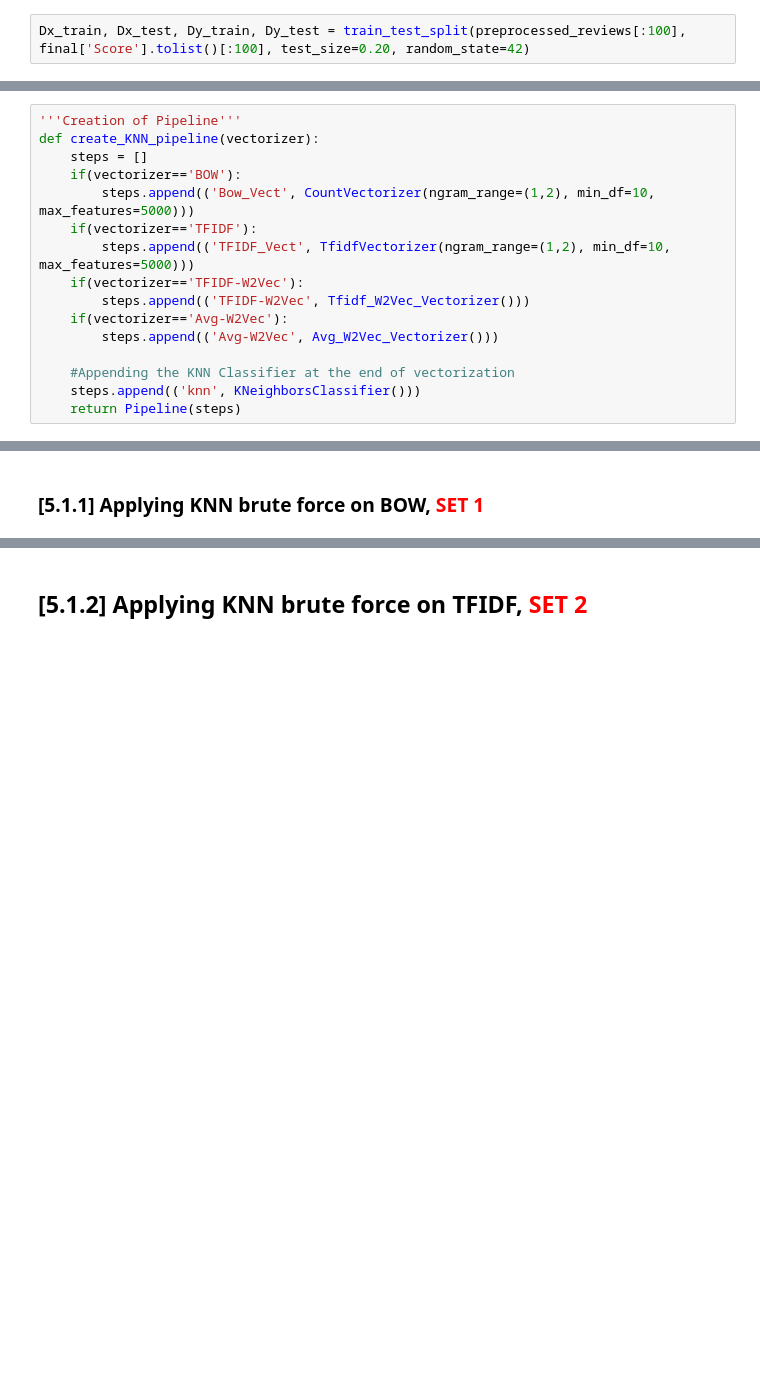
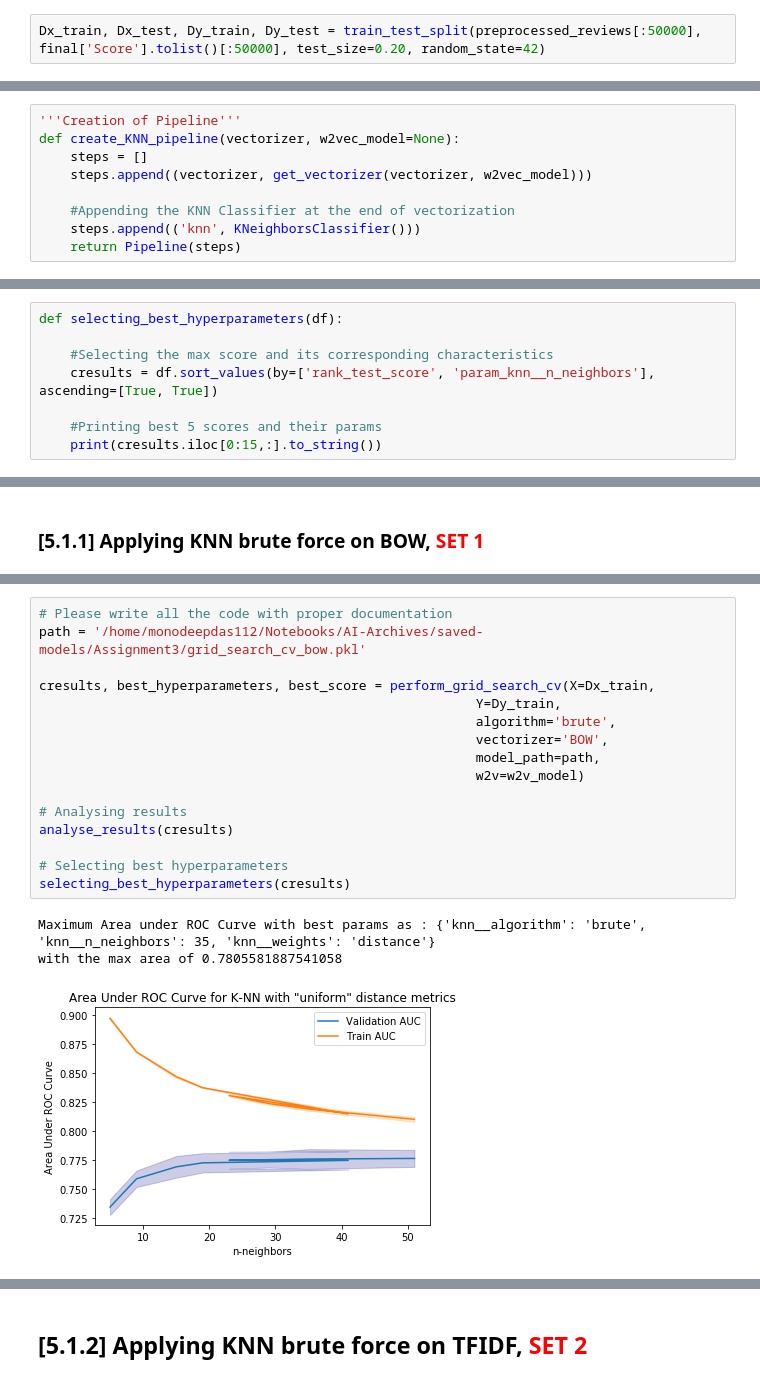
Before and after one commit to monodeepdas1215/AI-Archives, a Jupyter notebook: Assignment03 - Amazon Fine Food Reviews Analysis_KNN.ipynb, the cells around one changed output, grey strips where cells are left out. Drawn from its saved outputs; the diff is of its cells as text; blank space fills up the shorter version.

```diff
--- a/Assignment03 - Amazon Fine Food Reviews Analysis_KNN.ipynb
+++ b/Assignment03 - Amazon Fine Food Reviews Analysis_KNN.ipynb
@@ -625,4 +628,4 @@ import pickle
 # %% [markdown]
 ### [5.0.0] Splitting up the Dataset into D_train and D_test
 # %%
-Dx_train, Dx_test, Dy_train, Dy_test = train_test_split(preprocessed_reviews[:100], final['Score'].tolist()[:100], test_size=0.20, random_state=42)
+Dx_train, Dx_test, Dy_train, Dy_test = train_test_split(preprocessed_reviews[:50000], final['Score'].tolist()[:50000], test_size=0.20, random_state=42)
@@ -682,15 +692,8 @@ class Avg_W2Vec_Vectorizer(object):
 # %%
 '''Creation of Pipeline'''
-def create_KNN_pipeline(vectorizer):
+def create_KNN_pipeline(vectorizer, w2vec_model=None):
     steps = []
-    if(vectorizer=='BOW'):
-        steps.append(('Bow_Vect', CountVectorizer(ngram_range=(1,2), min_df=10, max_features=5000)))
-    if(vectorizer=='TFIDF'):
-        steps.append(('TFIDF_Vect', TfidfVectorizer(ngram_range=(1,2), min_df=10, max_features=5000)))
-    if(vectorizer=='TFIDF-W2Vec'):
-        steps.append(('TFIDF-W2Vec', Tfidf_W2Vec_Vectorizer()))
-    if(vectorizer=='Avg-W2Vec'):
-        steps.append(('Avg-W2Vec', Avg_W2Vec_Vectorizer()))
+    steps.append((vectorizer, get_vectorizer(vectorizer, w2vec_model)))
 
     #Appending the KNN Classifier at the end of vectorization
     steps.append(('knn', KNeighborsClassifier()))
@@ -848,0 +802,8 @@ prettytable_data = []
+# %%
+def selecting_best_hyperparameters(df):
+
+    #Selecting the max score and its corresponding characteristics
+    cresults = df.sort_values(by=['rank_test_score', 'param_knn__n_neighbors'], ascending=[True, True])
+
+    #Printing best 5 scores and their params
+    print(cresults.iloc[0:15,:].to_string())
@@ -902,0 +874,20 @@ ValueError: Found input variables with inconsistent numbers of samples: [80, 20]
+# %%
+# Please write all the code with proper documentation
+path = '/home/monodeepdas112/Notebooks/AI-Archives/saved-models/Assignment3/grid_search_cv_bow.pkl'
+
+cresults, best_hyperparameters, best_score = perform_grid_search_cv(X=Dx_train,
+                                                        Y=Dy_train,
+                                                        algorithm='brute',
+                                                        vectorizer='BOW',
+                                                        model_path=path,
+                                                        w2v=w2v_model)
+
+# Analysing results
+analyse_results(cresults)
+
+# Selecting best hyperparameters
+selecting_best_hyperparameters(cresults)
+# %% [output]
+Maximum Area under ROC Curve with best params as : {'knn__algorithm': 'brute', 'knn__n_neighbors': 35, 'knn__weights': 'distance'}
+with the max area of 0.7805581887541058
+[figure, added]
```
Also changed, not shown: parts of 22 cells of this notebook, 1 other file.
